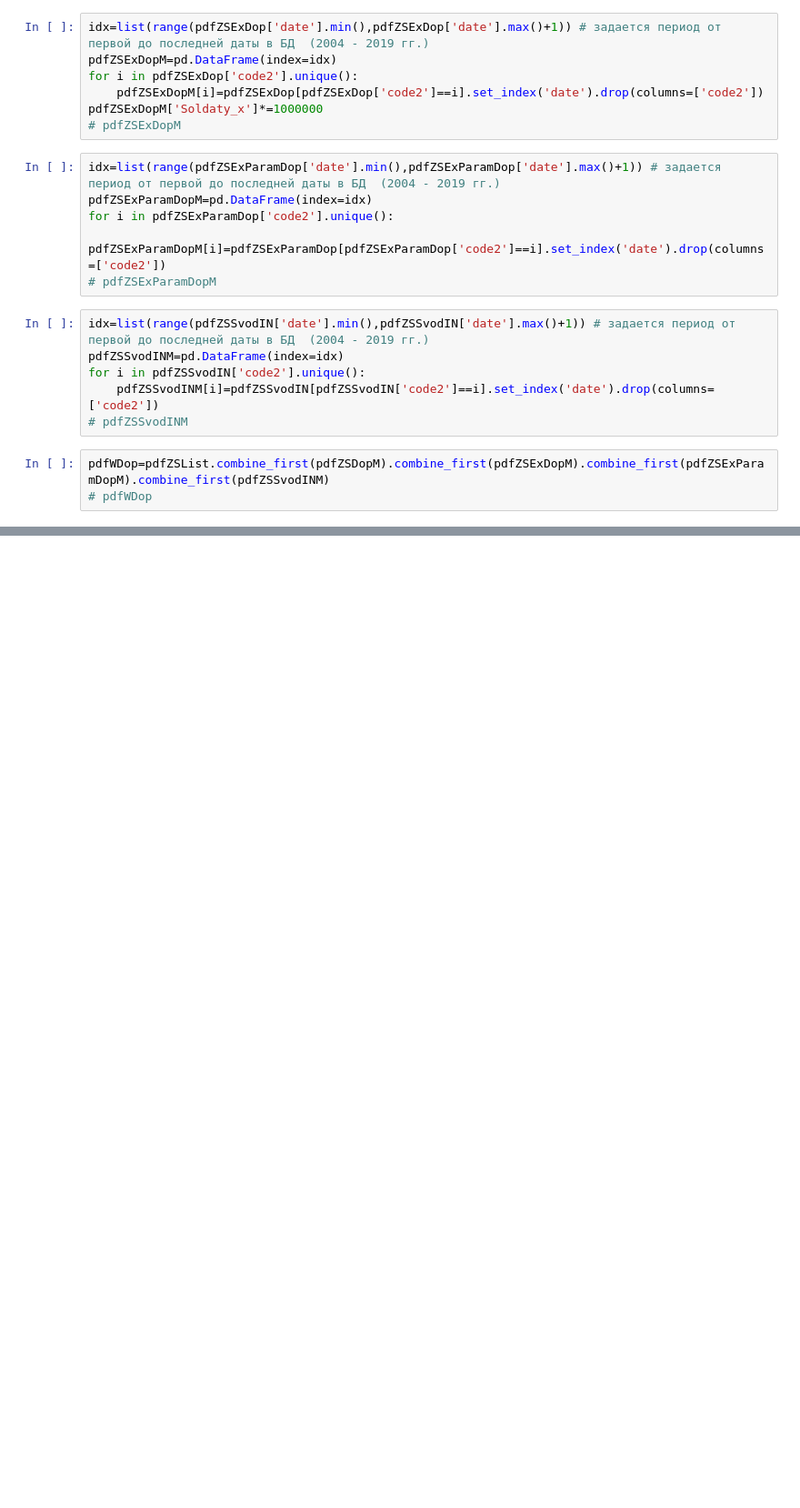
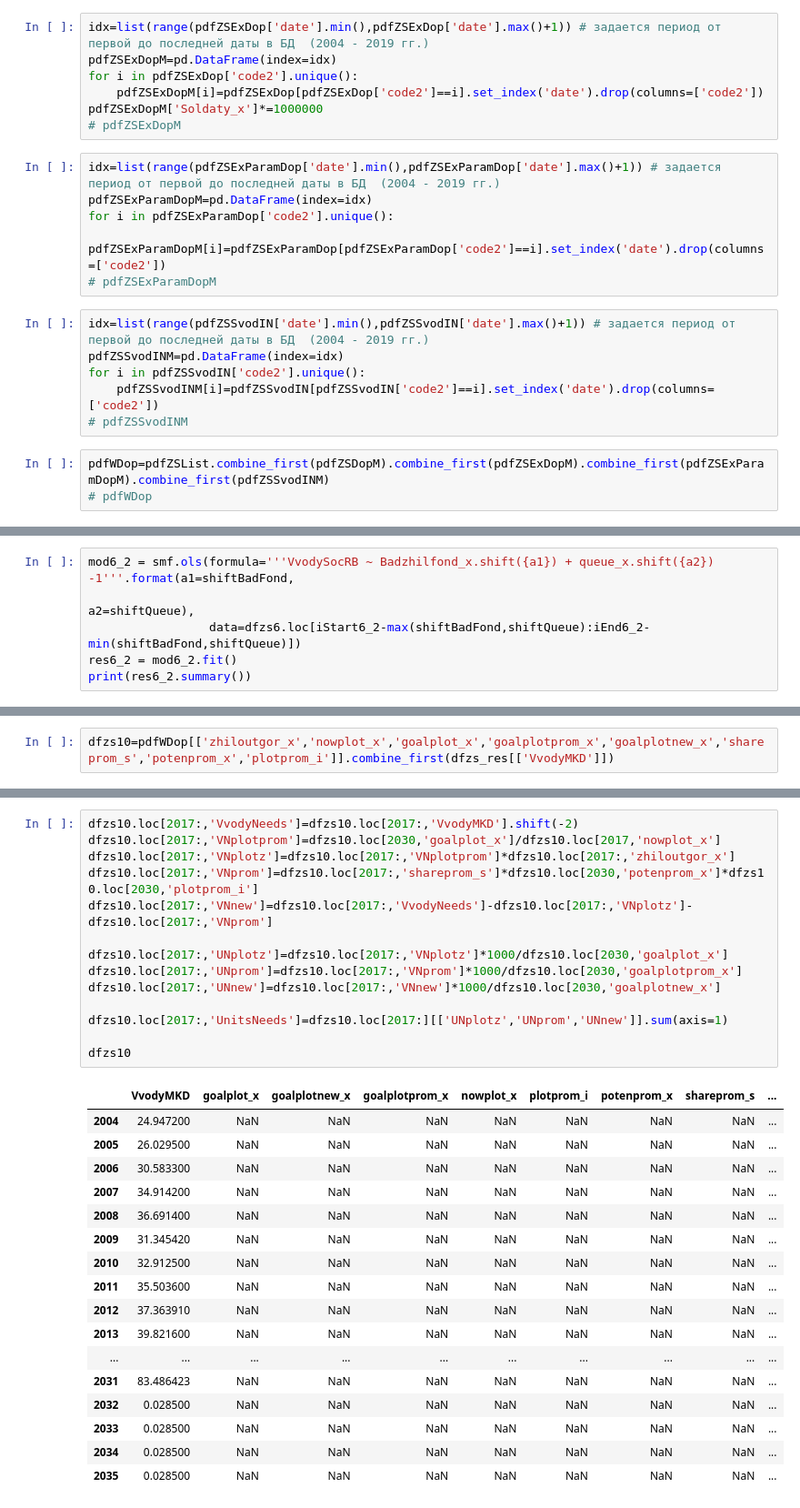
Before and after one commit to amsergeev/AIGK_j, a Jupyter notebook: HOUSING_CONSTRUCTION/Без названия.ipynb, the cells around one changed output, grey strips where cells are left out. Shown at 91% size. Saved outputs shown, nothing was run; the diff lists cells and outputs as text; blank space fills up the shorter version.

```diff
--- a/HOUSING_CONSTRUCTION/Без названия.ipynb
+++ b/HOUSING_CONSTRUCTION/Без названия.ipynb
@@ -369,0 +672,6 @@ KeyError: 2020
+# %%
+mod6_2 = smf.ols(formula='''VvodySocRB ~ Badzhilfond_x.shift({a1}) + queue_x.shift({a2}) -1'''.format(a1=shiftBadFond,
+                                                                                                      a2=shiftQueue),
+                 data=dfzs6.loc[iStart6_2-max(shiftBadFond,shiftQueue):iEnd6_2-min(shiftBadFond,shiftQueue)])
+res6_2 = mod6_2.fit()
+print(res6_2.summary())
@@ -369,0 +1043,2 @@ KeyError: 2020
+# %%
+dfzs10=pdfWDop[['zhiloutgor_x','nowplot_x','goalplot_x','goalplotprom_x','goalplotnew_x','shareprom_s','potenprom_x','plotprom_i']].combine_first(dfzs_res[['VvodyMKD']])
@@ -369,0 +1078,32 @@ KeyError: 2020
+# %%
+dfzs10.loc[2017:,'VvodyNeeds']=dfzs10.loc[2017:,'VvodyMKD'].shift(-2)
+dfzs10.loc[2017:,'VNplotprom']=dfzs10.loc[2030,'goalplot_x']/dfzs10.loc[2017,'nowplot_x']
+dfzs10.loc[2017:,'VNplotz']=dfzs10.loc[2017:,'VNplotprom']*dfzs10.loc[2017:,'zhiloutgor_x']
+dfzs10.loc[2017:,'VNprom']=dfzs10.loc[2017:,'shareprom_s']*dfzs10.loc[2030,'potenprom_x']*dfzs10.loc[2030,'plotprom_i']
+dfzs10.loc[2017:,'VNnew']=dfzs10.loc[2017:,'VvodyNeeds']-dfzs10.loc[2017:,'VNplotz']-dfzs10.loc[2017:,'VNprom']
+
+dfzs10.loc[2017:,'UNplotz']=dfzs10.loc[2017:,'VNplotz']*1000/dfzs10.loc[2030,'goalplot_x']
+dfzs10.loc[2017:,'UNprom']=dfzs10.loc[2017:,'VNprom']*1000/dfzs10.loc[2030,'goalplotprom_x']
+dfzs10.loc[2017:,'UNnew']=dfzs10.loc[2017:,'VNnew']*1000/dfzs10.loc[2030,'goalplotnew_x']
+
+dfzs10.loc[2017:,'UnitsNeeds']=dfzs10.loc[2017:][['UNplotz','UNprom','UNnew']].sum(axis=1)
+
+dfzs10
+# %% [output]
+|  | VvodyMKD | goalplot_x | goalplotnew_x | goalplotprom_x | nowplot_x | plotprom_i | potenprom_x | shareprom_s | ... |
+| 2004 | 24.947200 | NaN | NaN | NaN | NaN | NaN | NaN | NaN | ... |
+| 2005 | 26.029500 | NaN | NaN | NaN | NaN | NaN | NaN | NaN | ... |
+| 2006 | 30.583300 | NaN | NaN | NaN | NaN | NaN | NaN | NaN | ... |
+| 2007 | 34.914200 | NaN | NaN | NaN | NaN | NaN | NaN | NaN | ... |
+| 2008 | 36.691400 | NaN | NaN | NaN | NaN | NaN | NaN | NaN | ... |
+| 2009 | 31.345420 | NaN | NaN | NaN | NaN | NaN | NaN | NaN | ... |
+| 2010 | 32.912500 | NaN | NaN | NaN | NaN | NaN | NaN | NaN | ... |
+| 2011 | 35.503600 | NaN | NaN | NaN | NaN | NaN | NaN | NaN | ... |
+| 2012 | 37.363910 | NaN | NaN | NaN | NaN | NaN | NaN | NaN | ... |
+| 2013 | 39.821600 | NaN | NaN | NaN | NaN | NaN | NaN | NaN | ... |
+| ... | ... | ... | ... | ... | ... | ... | ... | ... | ... |
+| 2031 | 83.486423 | NaN | NaN | NaN | NaN | NaN | NaN | NaN | ... |
+| 2032 | 0.028500 | NaN | NaN | NaN | NaN | NaN | NaN | NaN | ... |
+| 2033 | 0.028500 | NaN | NaN | NaN | NaN | NaN | NaN | NaN | ... |
+| 2034 | 0.028500 | NaN | NaN | NaN | NaN | NaN | NaN | NaN | ... |
+| 2035 | 0.028500 | NaN | NaN | NaN | NaN | NaN | NaN | NaN | ... |
```
Also changed, not shown: parts of 111 cells of this notebook, 4 other files.
